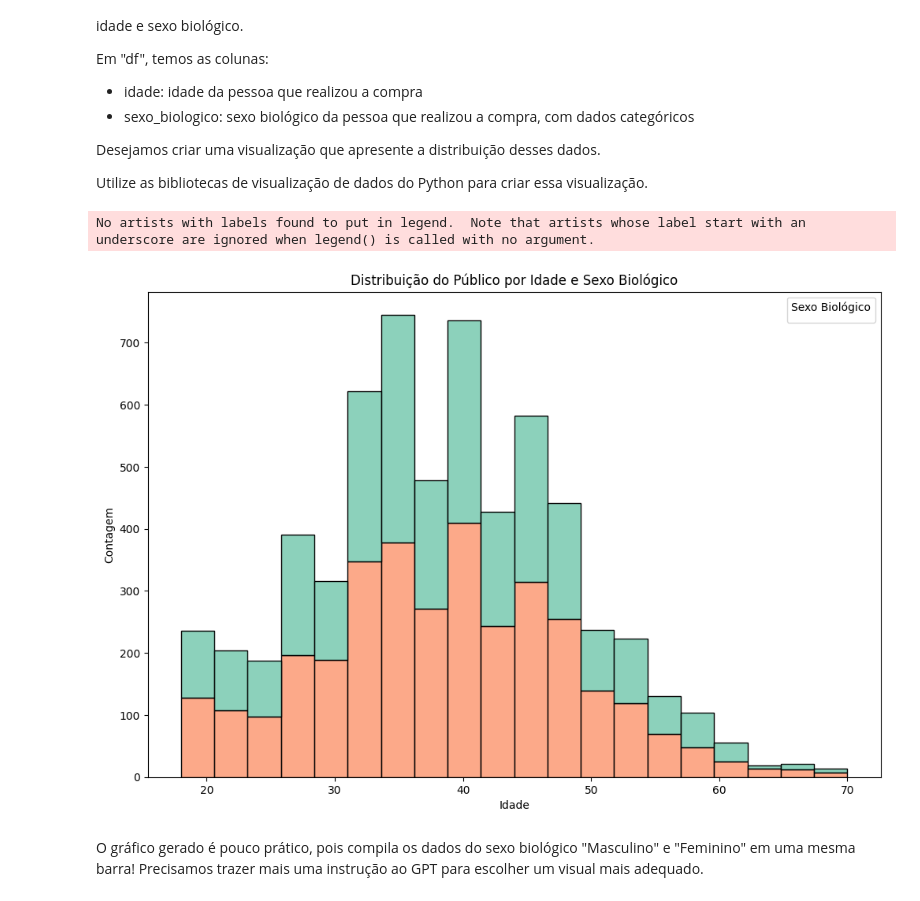
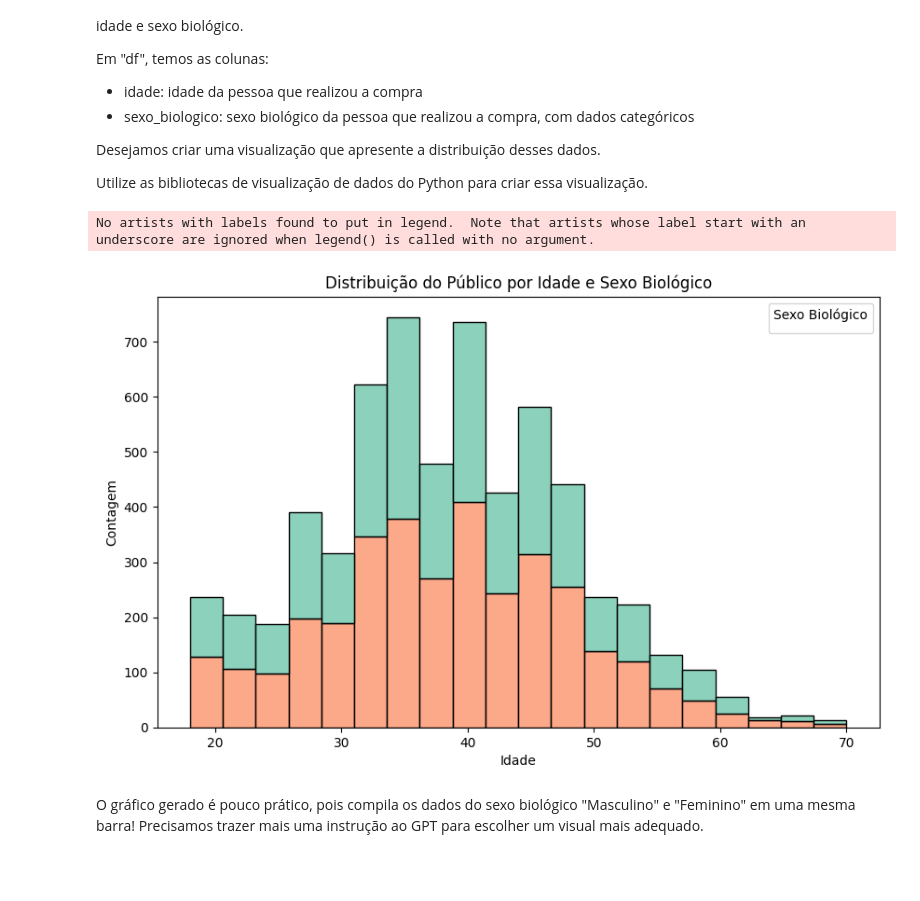
Before and after one commit to matheusnleite/ONE, a Jupyter notebook: IA-em-data-science/Projeto_Final_IA_aplicada_a_Data_Science.ipynb, the cells around one changed output. Drawn from its saved outputs; the diff is of its cells as text; code cells hidden in the pictures; blank space fills up the shorter version.

```diff
--- a/IA-em-data-science/Projeto_Inicial_IA_aplicada_a_Data_Science.ipynb
+++ b/IA-em-data-science/Projeto_Final_IA_aplicada_a_Data_Science.ipynb
@@ -774,22 +774,22 @@ Utilize as bibliotecas de visualização de dados do Python para criar essa visu
 # %%
 import pandas as pd
 import matplotlib.pyplot as plt
 import seaborn as sns
 
 # Supondo que você tenha o DataFrame "df" carregado
 
 # Visualização em gráfico de barras empilhadas
-plt.figure(figsize=(12, 8))
+plt.figure(figsize=(10, 6))
 sns.histplot(data=df, x='idade', hue='sexo_biologico', multiple='stack', bins=20, palette='Set2')
 plt.title('Distribuição do Público por Idade e Sexo Biológico')
 plt.xlabel('Idade')
 plt.ylabel('Contagem')
 plt.legend(title='Sexo Biológico')
 
 plt.show()
 # %% [output]
 No artists with labels found to put in legend.  Note that artists whose label start with an underscore are ignored when legend() is called with no argument.
-[figure, old version]
+[figure, new version]
 # %% [markdown]
 O gráfico gerado é pouco prático, pois compila os dados do sexo biológico "Masculino" e "Feminino" em uma mesma barra! Precisamos trazer mais uma instrução ao GPT para escolher um visual mais adequado.
 # %% [markdown]
```
Also changed, not shown: parts of 19 cells of this notebook.
